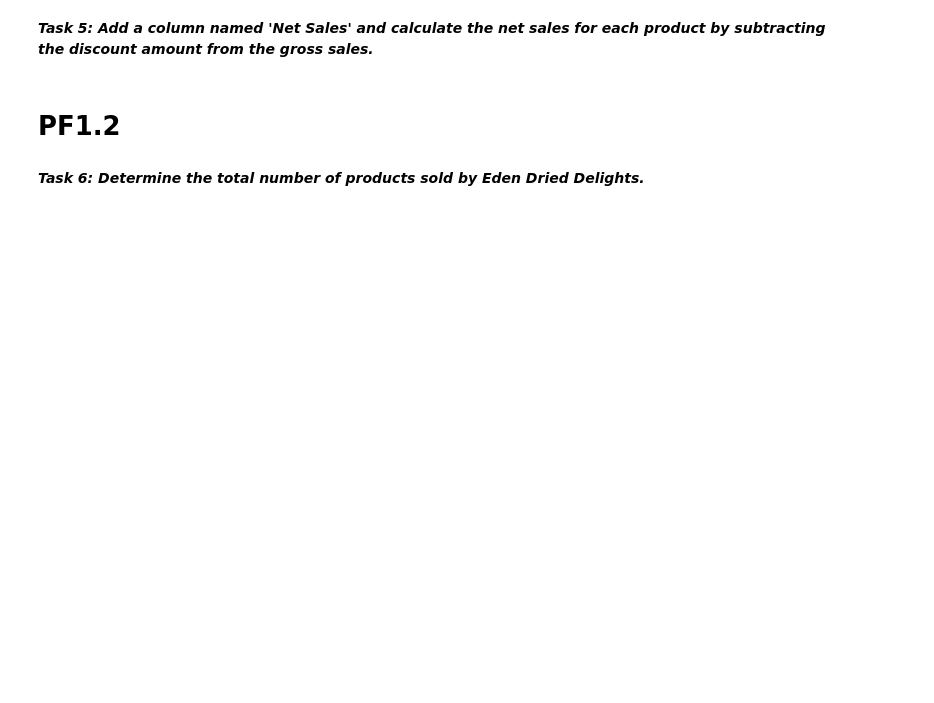
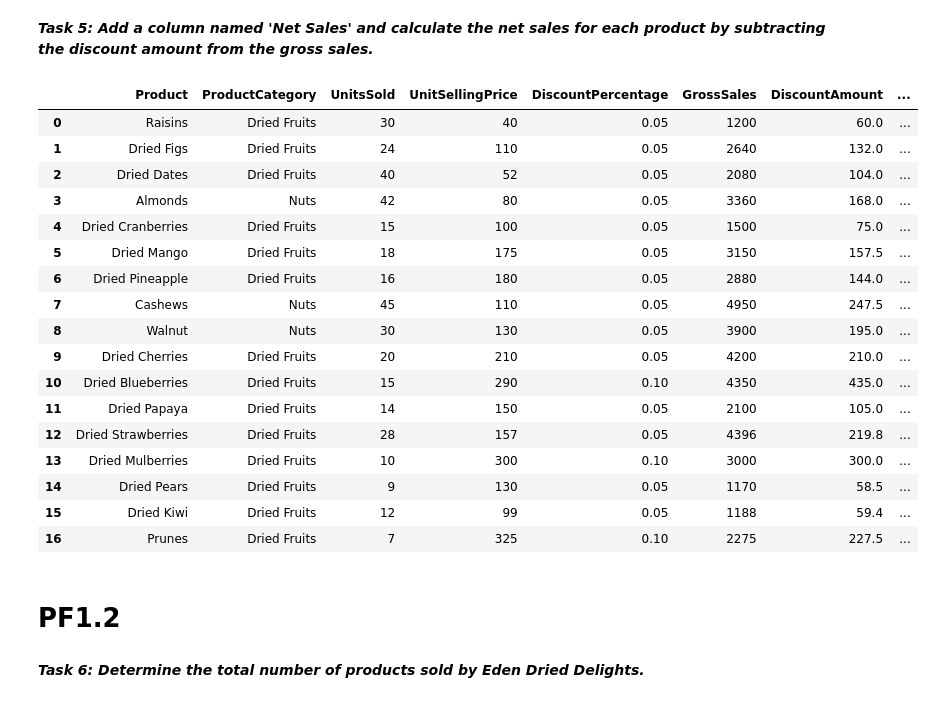
Before and after one commit to Shivam24012001/Python_Basic, a Jupyter notebook: Eden's__Dried_Delights.ipynb, the cells around one changed output. Drawn from its saved outputs; the diff is of its cells as text; code cells hidden in the pictures; blank space fills up the shorter version.

```diff
--- a/Eden's__Dried_Delights.ipynb
+++ b/Eden's__Dried_Delights.ipynb
@@ -25,3 +25,6 @@ data.head()
 | 4 | Dried Cranberries | Dried Fruits | 15 | 100 | 0.05 |
 # %% [markdown]
 ***Task 3: Add a column named 'GrossSales' and calculate the gross sales for each product by multiplying the unit selling price by the units sold.***
+# %%
+data['GrossSales']=data['UnitsSold']*data['UnitSellingPrice']
+data.head()
@@ -28,2 +38,5 @@ data.head()
 # %% [markdown]
 ***Task 4: Add a column named 'DiscountAmount' and calculate the discount amount for each product by multiplying the gross sales by the discount percentage.***
+# %%
+data['DiscountAmount']=data['GrossSales']*data['DiscountPercentage']
+data.head()
@@ -30,5 +50,27 @@ data.head()
 # %% [markdown]
 ***Task 5: Add a column named 'Net Sales' and calculate the net sales for each product by subtracting the discount amount from the gross sales.***
+# %%
+data['NetSales']=data['GrossSales']-data['DiscountAmount']
+data
+# %% [output]
+|  | Product | ProductCategory | UnitsSold | UnitSellingPrice | DiscountPercentage | GrossSales | DiscountAmount | ... |
+| 0 | Raisins | Dried Fruits | 30 | 40 | 0.05 | 1200 | 60.0 | ... |
+| 1 | Dried Figs | Dried Fruits | 24 | 110 | 0.05 | 2640 | 132.0 | ... |
+| 2 | Dried Dates | Dried Fruits | 40 | 52 | 0.05 | 2080 | 104.0 | ... |
+| 3 | Almonds | Nuts | 42 | 80 | 0.05 | 3360 | 168.0 | ... |
+| 4 | Dried Cranberries | Dried Fruits | 15 | 100 | 0.05 | 1500 | 75.0 | ... |
+| 5 | Dried Mango | Dried Fruits | 18 | 175 | 0.05 | 3150 | 157.5 | ... |
+| 6 | Dried Pineapple | Dried Fruits | 16 | 180 | 0.05 | 2880 | 144.0 | ... |
+| 7 | Cashews | Nuts | 45 | 110 | 0.05 | 4950 | 247.5 | ... |
+| 8 | Walnut | Nuts | 30 | 130 | 0.05 | 3900 | 195.0 | ... |
+| 9 | Dried Cherries | Dried Fruits | 20 | 210 | 0.05 | 4200 | 210.0 | ... |
+| 10 | Dried Blueberries | Dried Fruits | 15 | 290 | 0.10 | 4350 | 435.0 | ... |
+| 11 | Dried Papaya | Dried Fruits | 14 | 150 | 0.05 | 2100 | 105.0 | ... |
+| 12 | Dried Strawberries | Dried Fruits | 28 | 157 | 0.05 | 4396 | 219.8 | ... |
+| 13 | Dried Mulberries | Dried Fruits | 10 | 300 | 0.10 | 3000 | 300.0 | ... |
+| 14 | Dried Pears | Dried Fruits | 9 | 130 | 0.05 | 1170 | 58.5 | ... |
+| 15 | Dried Kiwi | Dried Fruits | 12 | 99 | 0.05 | 1188 | 59.4 | ... |
+| 16 | Prunes | Dried Fruits | 7 | 325 | 0.10 | 2275 | 227.5 | ... |
 # %% [markdown]
 # **PF1.2**
 # %% [markdown]
```
Also changed, not shown: parts of 9 cells of this notebook.
